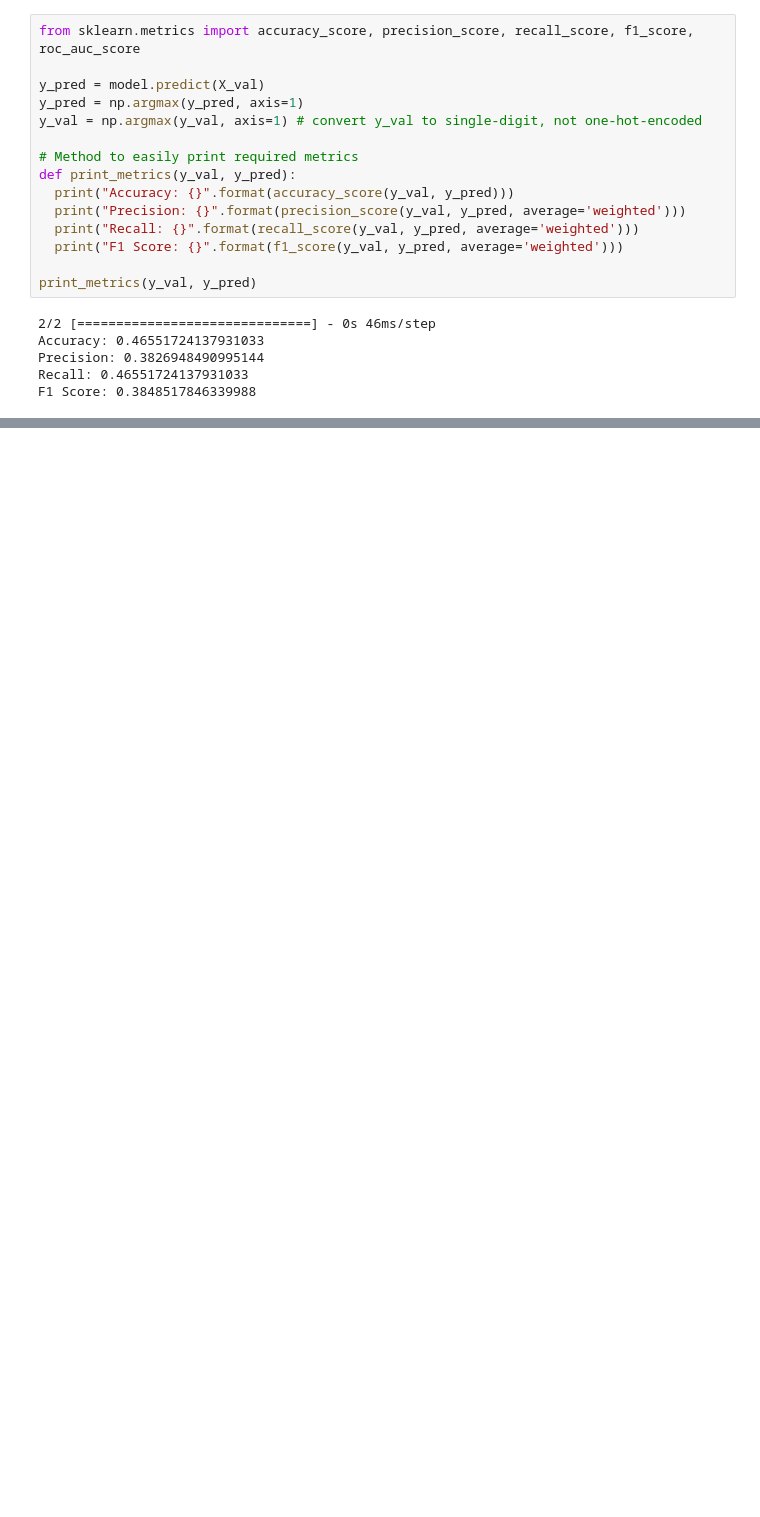
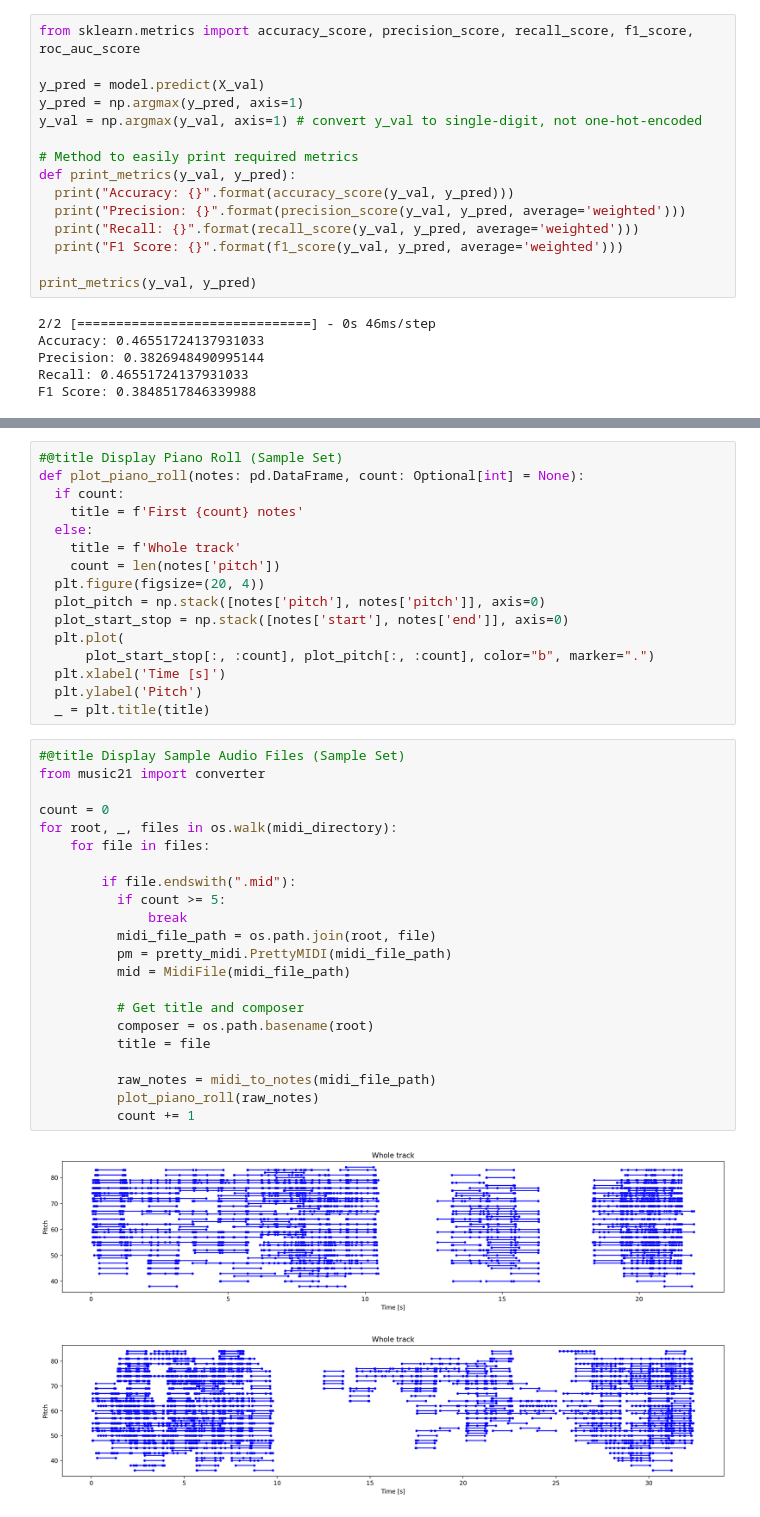
Before and after one commit to JeremyKrick/ComposerNet, a Jupyter notebook: ComposerNet_jeremy.ipynb, the cells around one changed output, grey strips where cells are left out. Cells and saved outputs as stored; diff of their text form; blank space fills up the shorter version.

```diff
--- a/ComposerNet_jeremy.ipynb
+++ b/ComposerNet_jeremy.ipynb
@@ -394,0 +721,41 @@ F1 Score: 0.3848517846339988
+# %%
+#@title Display Piano Roll (Sample Set)
+def plot_piano_roll(notes: pd.DataFrame, count: Optional[int] = None):
+  if count:
+    title = f'First {count} notes'
+  else:
+    title = f'Whole track'
+    count = len(notes['pitch'])
+  plt.figure(figsize=(20, 4))
+  plot_pitch = np.stack([notes['pitch'], notes['pitch']], axis=0)
+  plot_start_stop = np.stack([notes['start'], notes['end']], axis=0)
+  plt.plot(
+      plot_start_stop[:, :count], plot_pitch[:, :count], color="b", marker=".")
+  plt.xlabel('Time [s]')
+  plt.ylabel('Pitch')
+  _ = plt.title(title)
+# %%
+#@title Display Sample Audio Files (Sample Set)
+from music21 import converter
+
+count = 0
+for root, _, files in os.walk(midi_directory):
+    for file in files:
+
+        if file.endswith(".mid"):
+          if count >= 5:
+              break
+          midi_file_path = os.path.join(root, file)
+          pm = pretty_midi.PrettyMIDI(midi_file_path)
+          mid = MidiFile(midi_file_path)
+
+          # Get title and composer
+          composer = os.path.basename(root)
+          title = file
+
+          raw_notes = midi_to_notes(midi_file_path)
+          plot_piano_roll(raw_notes)
+          count += 1
+# %% [output]
+[figure, added]
+[figure, added]
```
Also changed, not shown: parts of 45 cells of this notebook.
